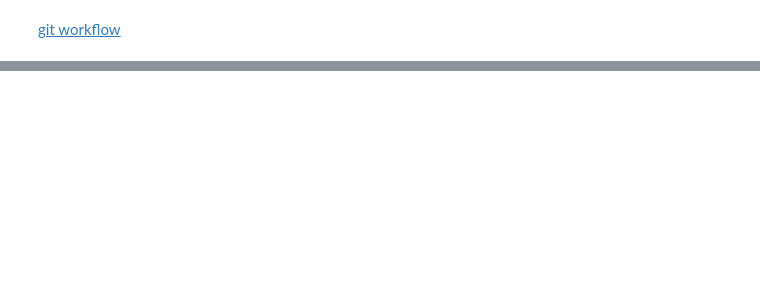
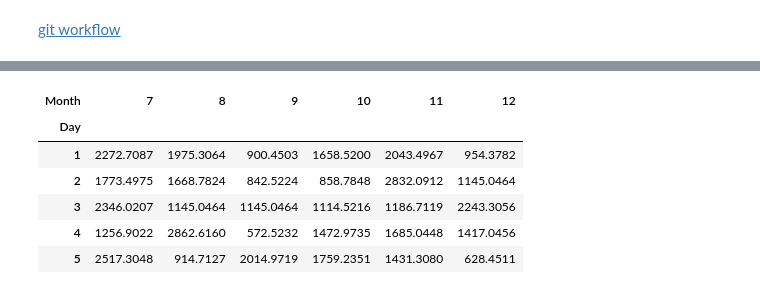
Before and after one commit to xpython21/pandas_basic_01, a Jupyter notebook: myPandas_myPyspark_01.ipynb, the cells around one changed output, grey strips where cells are left out. Drawn from its saved outputs; the diff is of its cells as text; code cells hidden in the pictures; blank space fills up the shorter version.

```diff
--- a/myPandas_myPyspark_01.ipynb
+++ b/myPandas_myPyspark_01.ipynb
@@ -35,3 +35,6 @@ sales.head()
 | 4 | SO43703 | 1 | 2019-07-01 | Albert Alvarez | albert7@adventure-works.com | Road-150 Red, 62 | 1 | ... |
 # %% [markdown]
 [git workflow](https://gist.github.com/ernielikesapple/3ebd182612bdcb3c8e1d49f6dc62bb3f)
+# %%
+sales['Day'] = pd.to_datetime(sales['OrderDate']).dt.day
+sales.head()
@@ -37,0 +48,3 @@ sales.head()
+# %%
+sales['Month'] = pd.to_datetime(sales['OrderDate']).dt.month
+sales.head()
@@ -37,0 +58,4 @@ sales.head()
+# %%
+sales_ri = sales.groupby(['Month','Day'])['TaxAmount'].sum().reset_index()
+
+sales_ri.head()
@@ -37,0 +69,12 @@ sales.head()
+# %%
+daily_monthly_flights = sales_ri.pivot("Day", "Month", "TaxAmount")
+
+daily_monthly_flights.head()
+# %% [output]
+| Month | 7 | 8 | 9 | 10 | 11 | 12 |
+| Day |  |  |  |  |  |  |
+| 1 | 2272.7087 | 1975.3064 | 900.4503 | 1658.5200 | 2043.4967 | 954.3782 |
+| 2 | 1773.4975 | 1668.7824 | 842.5224 | 858.7848 | 2832.0912 | 1145.0464 |
+| 3 | 2346.0207 | 1145.0464 | 1145.0464 | 1114.5216 | 1186.7119 | 2243.3056 |
+| 4 | 1256.9022 | 2862.6160 | 572.5232 | 1472.9735 | 1685.0448 | 1417.0456 |
+| 5 | 2517.3048 | 914.7127 | 2014.9719 | 1759.2351 | 1431.3080 | 628.4511 |
```
Also changed, not shown: parts of 4 cells of this notebook.
